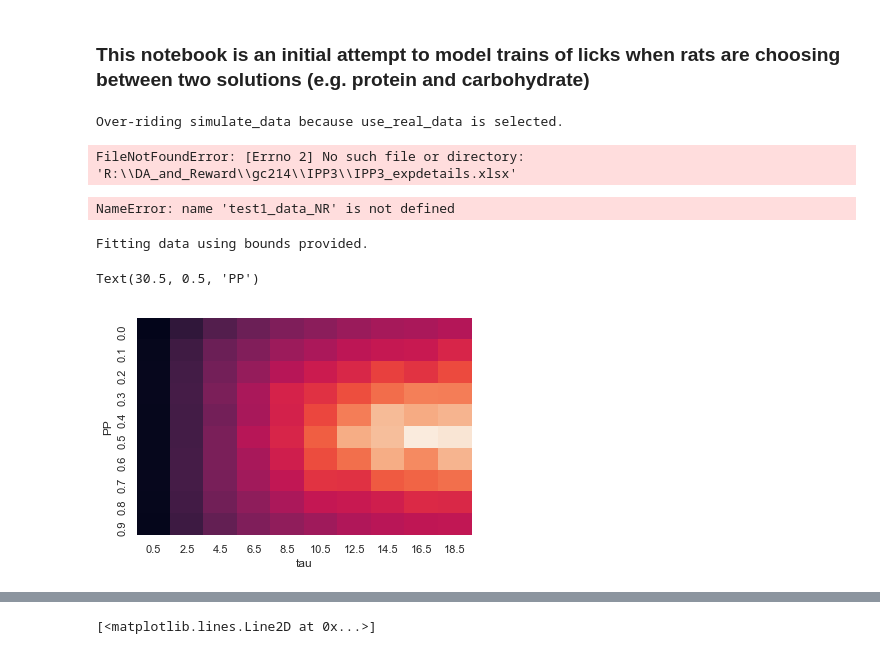
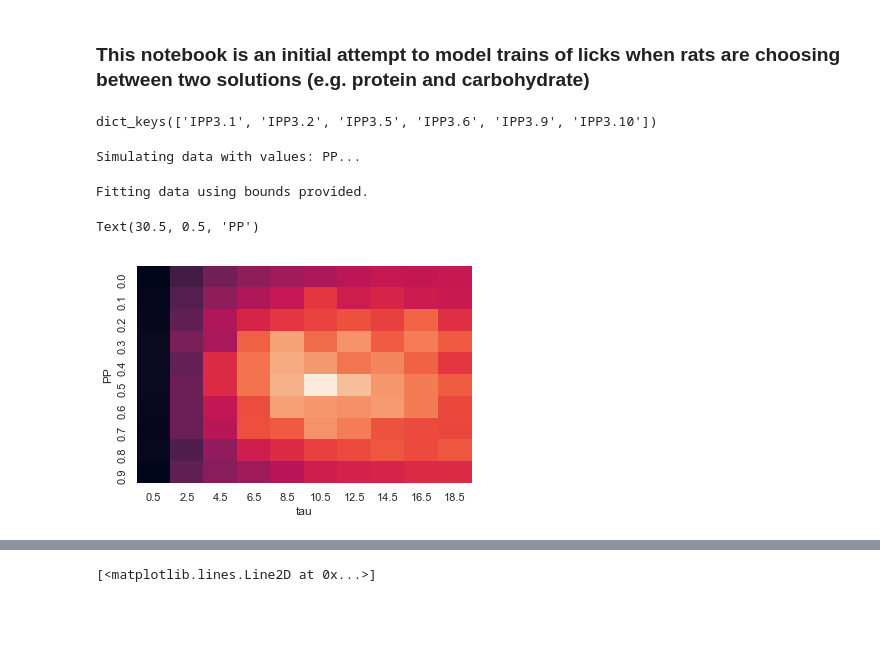
Before and after one commit to mccutcheonlab/lickmodel, a Jupyter notebook: notebooks/lickmodel.ipynb, the cells around one changed output, grey strips where cells are left out. Saved outputs shown, nothing was run; the diff lists cells and outputs as text; code cells hidden in the pictures; blank space fills up the shorter version.

```diff
--- a/notebooks/lickmodel.ipynb
+++ b/notebooks/lickmodel.ipynb
@@ -12,7 +12,7 @@ import matplotlib.gridspec as gridspec
 %matplotlib inline
 %run helperfx
 # %%
-use_real_data = True
+use_real_data = False
 simulate_data = True
 fit_data = False
 
@@ -30,8 +30,6 @@ boundbins.append(np.arange(bounds['tau'][0], bounds['tau'][1], bounds['tau'][1]/
 if use_real_data and simulate_data:
     print('Over-riding simulate_data because use_real_data is selected.')
     simulate_data = False
-# %% [output]
-Over-riding simulate_data because use_real_data is selected.
 # %%
 # This function will be called when simulating test data and data for performing fits
 
@@ -72,20 +70,23 @@ def update_func(System, licks):
         else:
             licks.append(0.5)
             System['licksinburst'] = 0
+# %%
+test1_data_NR.keys()
+# %% [output]
+dict_keys(['IPP3.1', 'IPP3.2', 'IPP3.5', 'IPP3.6', 'IPP3.9', 'IPP3.10'])
 # %%
 # Code to get data to be tested - either real or simulated
 
 # in future this will allow one to select subjects and experiments by including arguments for medfile location etc
 if use_real_data:
     %run extractlicks.ipynb
-    licks = test1_data_NR['IPP3.2']
+    licks = test1_data_NR['IPP3.5']
 
 if simulate_data:
     print('Simulating data with values: PP...')
     licks = runmodel(PP, tau, 1000)
 # %% [output]
-FileNotFoundError: [Errno 2] No such file or directory: 'R:\\DA_and_Reward\\gc214\\IPP3\\IPP3_expdetails.xlsx'
+Simulating data with values: PP...
-NameError: name 'test1_data_NR' is not defined
 # %%
 def analyse_licks(data, bins):
 
@@ -115,12 +116,12 @@ def analyse_licks(data, bins):
 # %%
 nruns=5000
 
-licks = runmodel(0.5, 18, nruns)
+# licks = runmodel(0.5, 18, nruns)
 
-bins = np.arange(0,100)
-lickdata = analyse_licks(licks, bins)
+histbins = np.arange(0,100)
+lickdata = analyse_licks(licks, histbins)
 # %%
-def fit_data(lickdata, boundbins, nruns=1000):
+def fit_data(lickdata, boundbins, histbins, nruns=1000):
     print('Fitting data using bounds provided.')
 
     nPP = bounds['PP'][2]
@@ -134,7 +135,7 @@ def fit_data(lickdata, boundbins, nruns=1000):
     for pp_idx, pp in enumerate(pp_matrix):
         for tau_idx, tau in enumerate(tau_matrix):
             comparison_data = runmodel(pp, tau, nruns)
-            licks_to_fit = analyse_licks(comparison_data, bins)
+            licks_to_fit = analyse_licks(comparison_data, histbins)
 
             #work out loglik for hist bins using compare function and place this value in the grid
 
@@ -151,32 +152,38 @@ def fit_data(lickdata, boundbins, nruns=1000):
     tmp = np.sum(grid, axis=1)
     pp_marglik = tmp/sum(tmp)
     pp_ML = boundbins[0][np.argmax(pp_marglik)]
+    pp_EV = sum(boundbins[0]*pp_marglik)
 
     tmp = np.sum(grid, axis=0)
     tau_marglik = tmp/sum(tmp)
     tau_ML = boundbins[1][np.argmax(tau_marglik)]
+    tau_EV = sum(boundbins[1]*tau_marglik)
 
-    fitted = {'grid':grid, 'pp_marglik': pp_marglik, 'pp_ML':pp_ML, 'tau_marglik': tau_marglik, 'tau_ML':tau_ML}
+    fitted = {'grid':grid,
+              'pp_marglik': pp_marglik, 'pp_ML':pp_ML, 'pp_EV':pp_EV,
+              'tau_marglik': tau_marglik, 'tau_ML':tau_ML, 'tau_EV':tau_EV}
 
     return fitted
 # %%
-fitted = fit_data(lickdata, boundbins, nruns=nruns)
+nruns = len(licks)
+
+fitted = fit_data(lickdata, boundbins, histbins, nruns=nruns)
 
 gridscores = fitted['grid']
 
 #gridscores=new
 
 pp_matrix = np.arange(bounds['PP'][0], bounds['PP'][1], bounds['PP'][1]/bounds['PP'][2])
 tau_matrix = np.arange(bounds['tau'][0], bounds['tau'][1], bounds['tau'][1]/bounds['tau'][2])
 
 pp_vals = ["{:.1f}".format(x) for x in pp_matrix]
 tau_vals = ["{:.1f}".format(x) for x in tau_matrix]
 
 import seaborn as sns; sns.set()
 ax = sns.heatmap(np.log(gridscores), cbar=False, xticklabels=tau_vals, yticklabels=pp_vals)
 ax.set_xlabel('tau')
 ax.set_ylabel('PP')
 # %% [output]
 Fitting data using bounds provided.
 Text(30.5, 0.5, 'PP')
-[figure, old version]
+[figure, new version]
```
Also changed, not shown: parts of 4 cells of this notebook, 1 other file.
